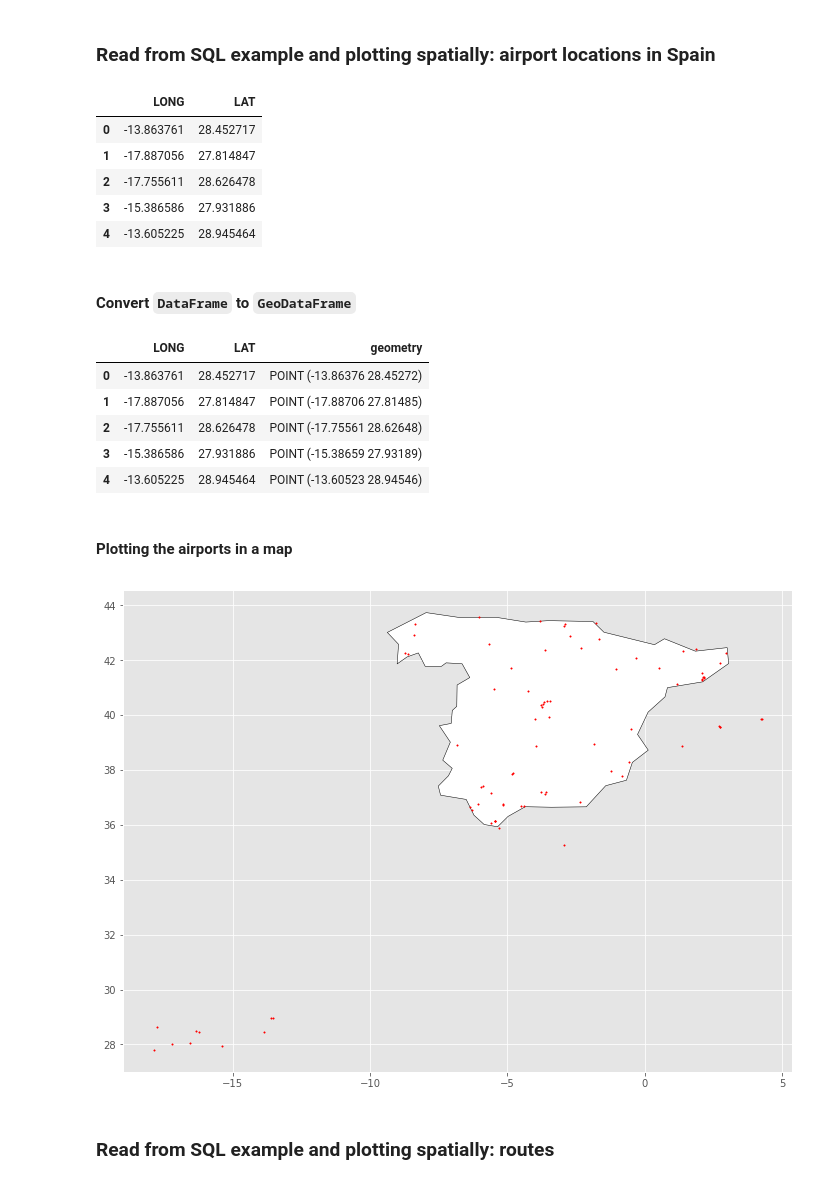
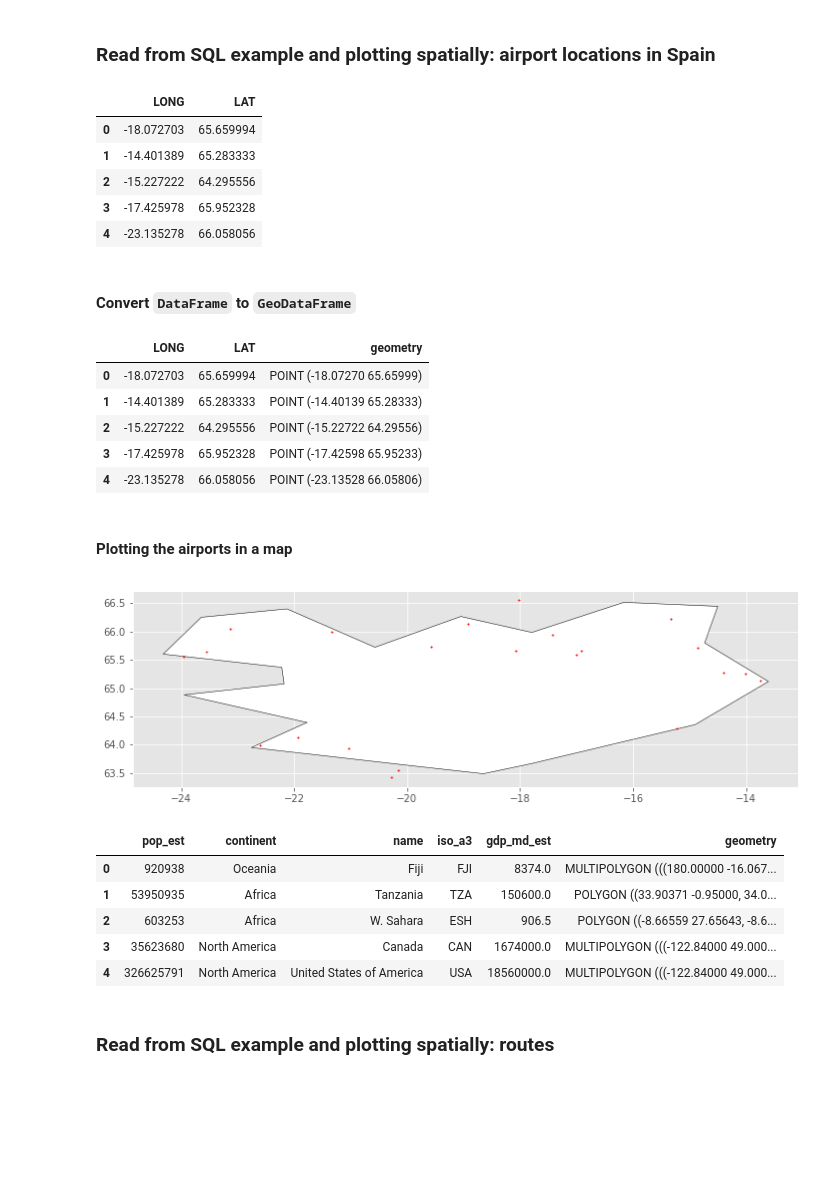
Before and after one commit to vfp1/bts-mbds-data-science-foundations-2019, a Jupyter notebook: sessions/03_Python_databases_Sqlite_with_solutions.ipynb, the cells around one changed output. Drawn from its saved outputs; the diff is of its cells as text; code cells hidden in the pictures; blank space fills up the shorter version.

```diff
--- a/sessions/03_Python_databases_Sqlite_with_solutions.ipynb
+++ b/sessions/03_Python_databases_Sqlite_with_solutions.ipynb
@@ -806,6 +815,9 @@ import matplotlib.pyplot as plt
 
 # Try the SQL query before in DB Browser
 
+conn, cursor = create_connect_database("flights.db")
+
+
 sql_string = "SELECT CAST(longitude AS float) AS LONG, \
 CAST(latitude AS float) AS LAT FROM airports; "
 
@@ -861,50 +873,59 @@ import matplotlib.pyplot as plt
 # Try the SQL query before in DB Browser
 
 sql_string_spain = "SELECT CAST(longitude AS float) AS LONG, \
-CAST(latitude AS float) AS LAT FROM airports WHERE country='Spain'; "
+CAST(latitude AS float) AS LAT FROM airports WHERE country='Iceland'; "
 
 airport_locations_spain = pd.read_sql_query(sql_string_spain, conn)
 airport_locations_spain.head()
 # %% [output]
 |  | LONG | LAT |
-| 0 | -13.863761 | 28.452717 |
-| 1 | -17.887056 | 27.814847 |
-| 2 | -17.755611 | 28.626478 |
-| 3 | -15.386586 | 27.931886 |
-| 4 | -13.605225 | 28.945464 |
+| 0 | -18.072703 | 65.659994 |
+| 1 | -14.401389 | 65.283333 |
+| 2 | -15.227222 | 64.295556 |
+| 3 | -17.425978 | 65.952328 |
+| 4 | -23.135278 | 66.058056 |
 # %% [markdown]
 #### Convert `DataFrame` to `GeoDataFrame`
 # %%
-gdf_spain = geopandas.GeoDataFrame(airport_locations_spain,
-                             geometry=geopandas.points_from_xy(airport_locations_spain.LONG,
+gdf_spain = gpd.GeoDataFrame(airport_locations_spain,
+                             geometry=gpd.points_from_xy(airport_locations_spain.LONG,
                                                                airport_locations_spain.LAT))
 
 gdf_spain.head()
 # %% [output]
 |  | LONG | LAT | geometry |
-| 0 | -13.863761 | 28.452717 | POINT (-13.86376 28.45272) |
-| 1 | -17.887056 | 27.814847 | POINT (-17.88706 27.81485) |
-| 2 | -17.755611 | 28.626478 | POINT (-17.75561 28.62648) |
-| 3 | -15.386586 | 27.931886 | POINT (-15.38659 27.93189) |
-| 4 | -13.605225 | 28.945464 | POINT (-13.60523 28.94546) |
+| 0 | -18.072703 | 65.659994 | POINT (-18.07270 65.65999) |
+| 1 | -14.401389 | 65.283333 | POINT (-14.40139 65.28333) |
+| 2 | -15.227222 | 64.295556 | POINT (-15.22722 64.29556) |
+| 3 | -17.425978 | 65.952328 | POINT (-17.42598 65.95233) |
+| 4 | -23.135278 | 66.058056 | POINT (-23.13528 66.05806) |
 # %% [markdown]
 #### Plotting the airports in a map
 # %%
 # Retrieve a basemap for the whole world
-world = geopandas.read_file(geopandas.datasets.get_path('naturalearth_lowres'))
-spain = world.query('name == "Spain"')
+world = gpd.read_file(gpd.datasets.get_path('naturalearth_lowres'))
+spain = world.query('name == "Iceland"')
 
 # We plot the whole world.
 fig, ax_spain = plt.subplots(1, figsize=(12,13))
 
 ax_spain = spain.plot(ax=ax_spain, color='white', edgecolor='black')
 
 # We can now plot our ``GeoDataFrame``.
 gdf_spain.plot(ax=ax_spain, marker='o', color='red', markersize=2)
 
 plt.show()
 # %% [output]
-[figure, old version]
+[figure, new version]
+# %%
+world.head()
+# %% [output]
+|  | pop_est | continent | name | iso_a3 | gdp_md_est | geometry |
+| 0 | 920938 | Oceania | Fiji | FJI | 8374.0 | MULTIPOLYGON (((180.00000 -16.067... |
+| 1 | 53950935 | Africa | Tanzania | TZA | 150600.0 | POLYGON ((33.90371 -0.95000, 34.0... |
+| 2 | 603253 | Africa | W. Sahara | ESH | 906.5 | POLYGON ((-8.66559 27.65643, -8.6... |
+| 3 | 35623680 | North America | Canada | CAN | 1674000.0 | MULTIPOLYGON (((-122.84000 49.000... |
+| 4 | 326625791 | North America | United States of America | USA | 18560000.0 | MULTIPOLYGON (((-122.84000 49.000... |
 # %% [markdown]
 ### Read from SQL example and plotting spatially: routes
 # %%
```
Also changed, not shown: parts of 26 cells of this notebook, 1 other file.
